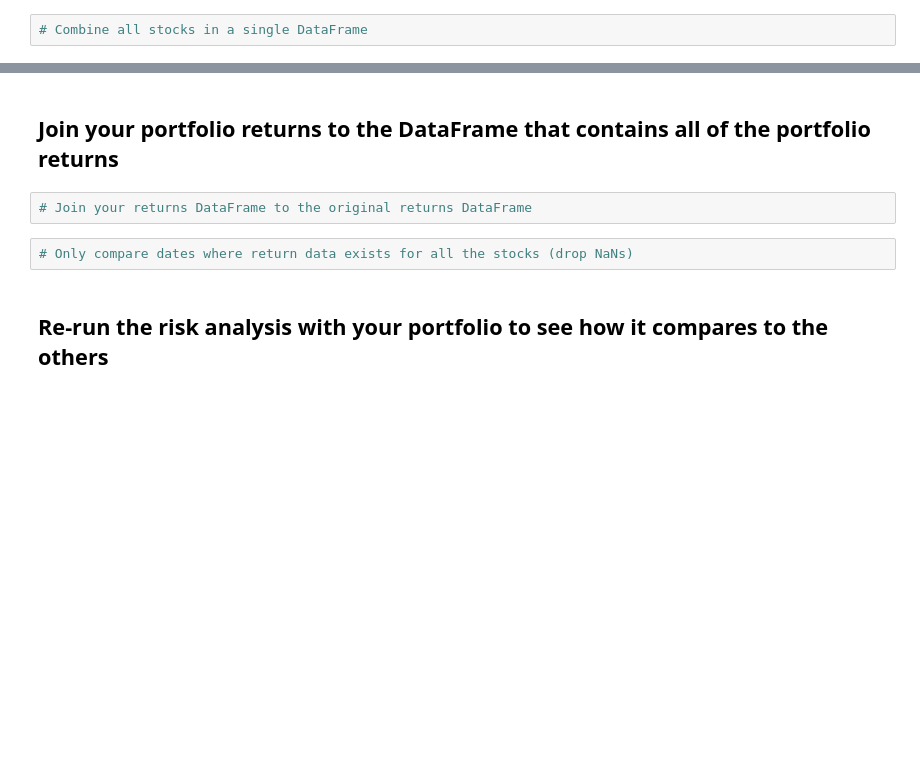
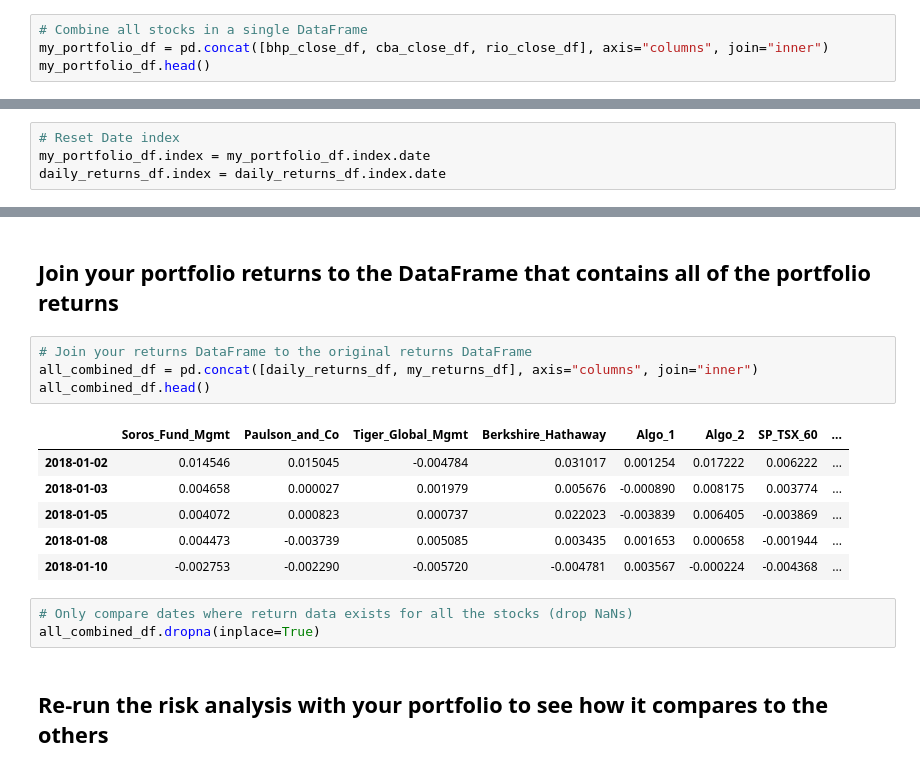
Before and after one commit to VeronicaHurtado/FinTech-Module4-Challenge, a Jupyter notebook: whale_analysis.ipynb, the cells around one changed output, grey strips where cells are left out. Cells and saved outputs as stored; diff of their text form; blank space fills up the shorter version.

```diff
--- a/whale_analysis.ipynb
+++ b/whale_analysis.ipynb
@@ -520,2 +553,4 @@ In this section, you will build your own portfolio of stocks, calculate the retu
 # %%
 # Combine all stocks in a single DataFrame
+my_portfolio_df = pd.concat([bhp_close_df, cba_close_df, rio_close_df], axis="columns", join="inner")
+my_portfolio_df.head()
@@ -524,2 +565,6 @@ In this section, you will build your own portfolio of stocks, calculate the retu
+# %%
+# Reset Date index
+my_portfolio_df.index = my_portfolio_df.index.date
+daily_returns_df.index = daily_returns_df.index.date
 # %%
 # Reorganize portfolio data by having a column per symbol
@@ -542,8 +615,18 @@ weights = [1/3, 1/3, 1/3]
 ## Join your portfolio returns to the DataFrame that contains all of the portfolio returns
 # %%
 # Join your returns DataFrame to the original returns DataFrame
+all_combined_df = pd.concat([daily_returns_df, my_returns_df], axis="columns", join="inner")
+all_combined_df.head()
+# %% [output]
+|  | Soros_Fund_Mgmt | Paulson_and_Co | Tiger_Global_Mgmt | Berkshire_Hathaway | Algo_1 | Algo_2 | SP_TSX_60 | ... |
+| 2018-01-02 | 0.014546 | 0.015045 | -0.004784 | 0.031017 | 0.001254 | 0.017222 | 0.006222 | ... |
+| 2018-01-03 | 0.004658 | 0.000027 | 0.001979 | 0.005676 | -0.000890 | 0.008175 | 0.003774 | ... |
+| 2018-01-05 | 0.004072 | 0.000823 | 0.000737 | 0.022023 | -0.003839 | 0.006405 | -0.003869 | ... |
+| 2018-01-08 | 0.004473 | -0.003739 | 0.005085 | 0.003435 | 0.001653 | 0.000658 | -0.001944 | ... |
+| 2018-01-10 | -0.002753 | -0.002290 | -0.005720 | -0.004781 | 0.003567 | -0.000224 | -0.004368 | ... |
 # %%
 # Only compare dates where return data exists for all the stocks (drop NaNs)
+all_combined_df.dropna(inplace=True)
 # %% [markdown]
 ## Re-run the risk analysis with your portfolio to see how it compares to the others
 # %% [markdown]
```
Also changed, not shown: parts of 15 cells of this notebook, 3 other files.
